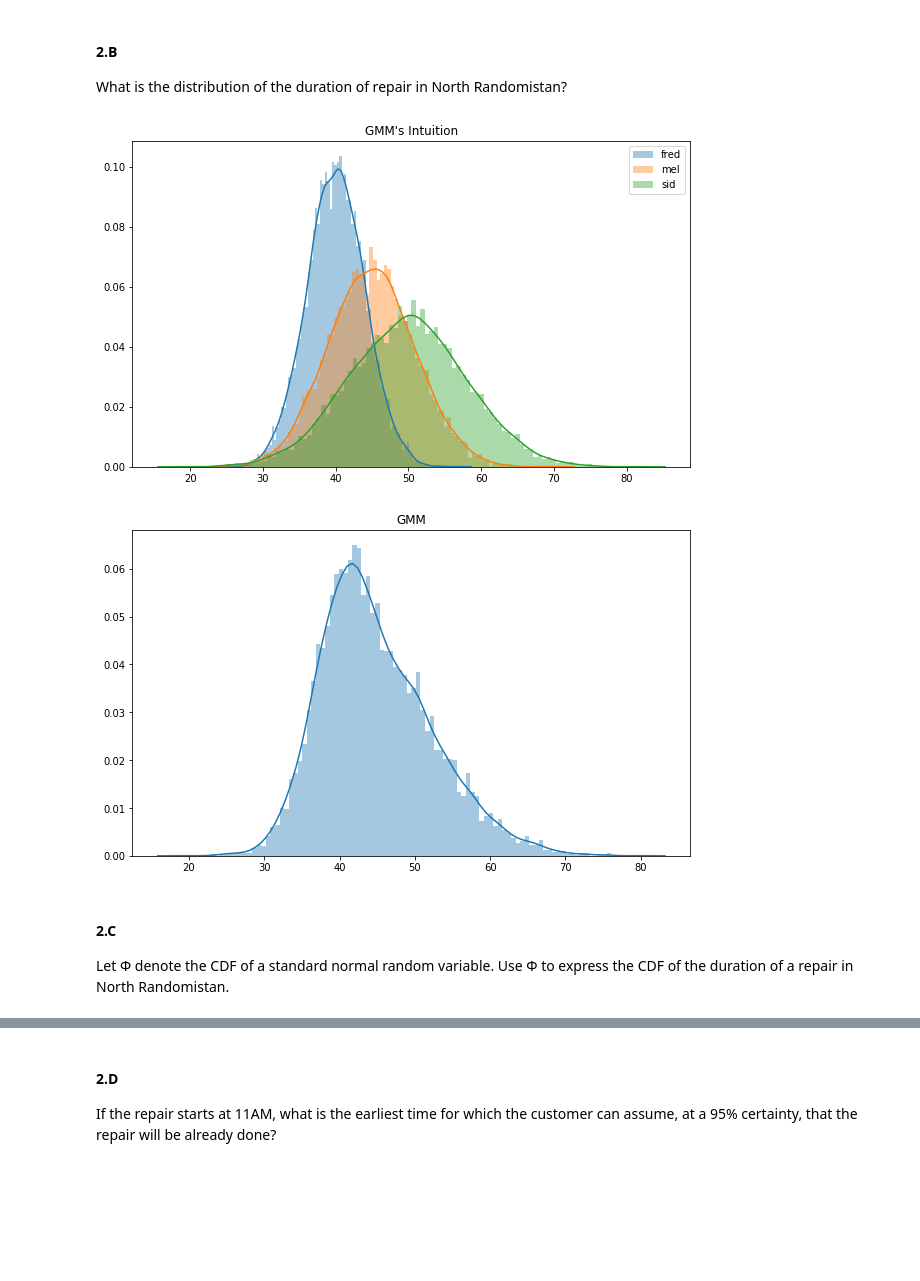
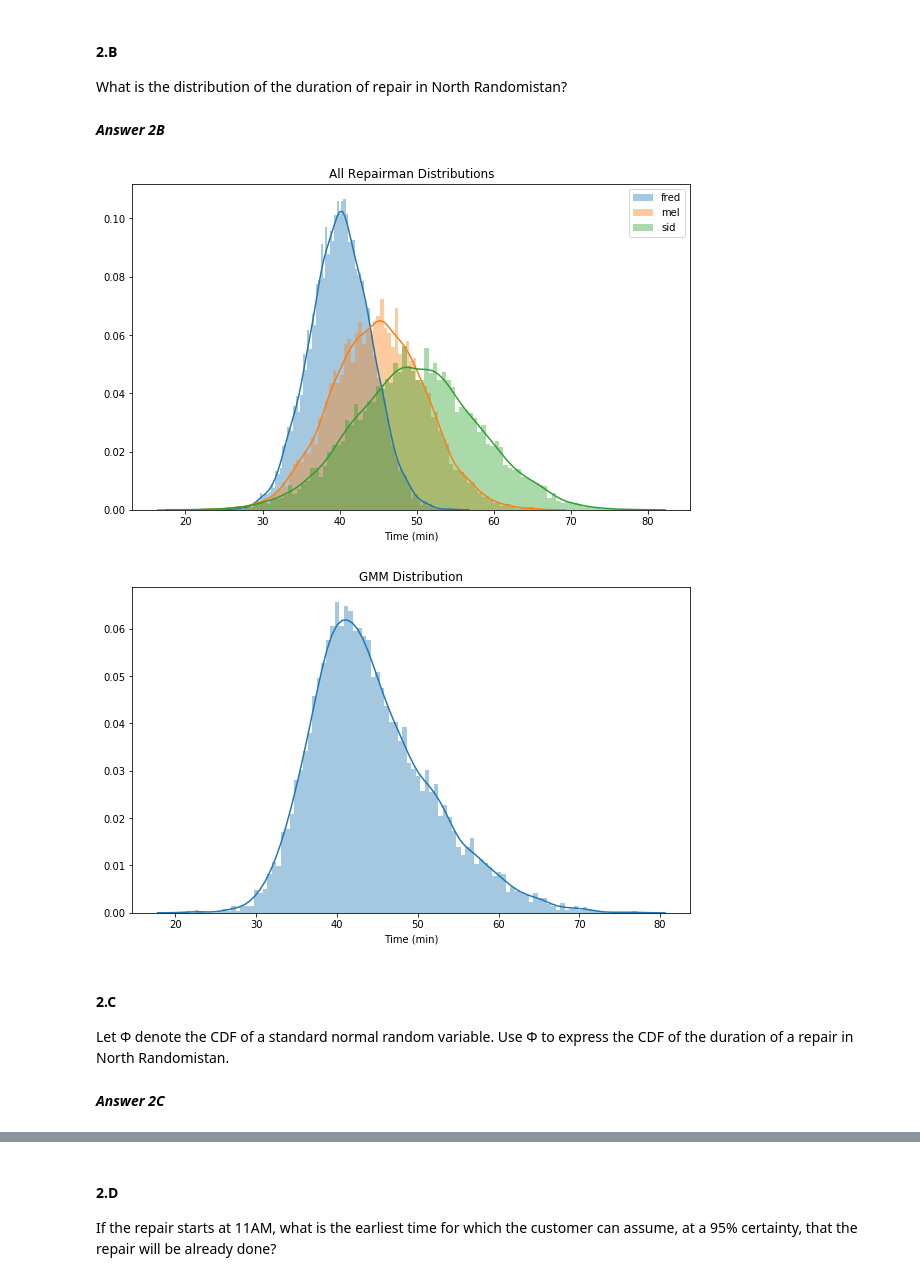
Before and after one commit to mayakerem/StatisticsDataAnalysis, a Jupyter notebook: HW2.ipynb, the cells around one changed output, grey strips where cells are left out. Saved outputs shown, nothing was run; the diff lists cells and outputs as text; code cells hidden in the pictures; blank space fills up the shorter version.

```diff
--- a/HW2.ipynb
+++ b/HW2.ipynb
@@ -105,41 +128,45 @@ When a customer in North Randomistan orders a repair, there is a 40% chance Fred
 #### 2.B
 
 What is the distribution of the duration of repair in North Randomistan?
+# %% [markdown]
+*__Answer 2B__*
 # %%
 # Creating distributions and their weights
 fred = stats.norm.rvs(loc = 40, scale = 4, size=10000)
 mel = stats.norm.rvs(loc = 45, scale = 6, size=10000)
 sid = stats.norm.rvs(loc = 50, scale = 8, size=10000)
 
-mel_w = 0.33 # 33%
-sid_w = 0.33  # 33%
-fred_w = 0.44 # 44%
+mel_w = 0.30
+sid_w = 0.30
+fred_w = 0.40
 
 # Building the GMM
 gmm_data = []
 for i in range(10000):
     p = stats.uniform.rvs(size=1)
     if p < mel_w:
         gmm_data.append(np.random.choice(mel, size=1))
     elif p < sid_w + mel_w:
         gmm_data.append(np.random.choice(sid, size=1))
     else:
         gmm_data.append(np.random.choice(fred, size=1))
 
 fig = plt.figure(figsize=(10, 6))
 sns.distplot(fred,bins=100,label="fred")
 sns.distplot(mel,bins=100, label="mel")
 sns.distplot(sid,bins=100, label="sid")
-plt.title("GMM's Intuition")
+plt.title("All Repairman Distributions")
+plt.xlabel("Time (min)")
 plt.legend()
 
 fig = plt.figure(figsize=(10, 6))
 sns.distplot(gmm_data, bins=100)
-plt.title('GMM')
+plt.title('GMM Distribution')
+plt.xlabel("Time (min)")
 plt.show()
 # %% [output]
-[figure, old version]
+[figure, new version]
-[figure, old version]
+[figure, new version]
 # %% [markdown]
 #### 2.C
 Let Φ denote the CDF of a standard normal random variable. Use Φ to express the CDF of the duration of a repair in North Randomistan.
@@ -147,0 +173,2 @@ Let Φ denote the CDF of a standard normal random variable. Use Φ to express th
+# %% [markdown]
+*__Answer 2C__*
```
Also changed, not shown: parts of 41 cells of this notebook.
